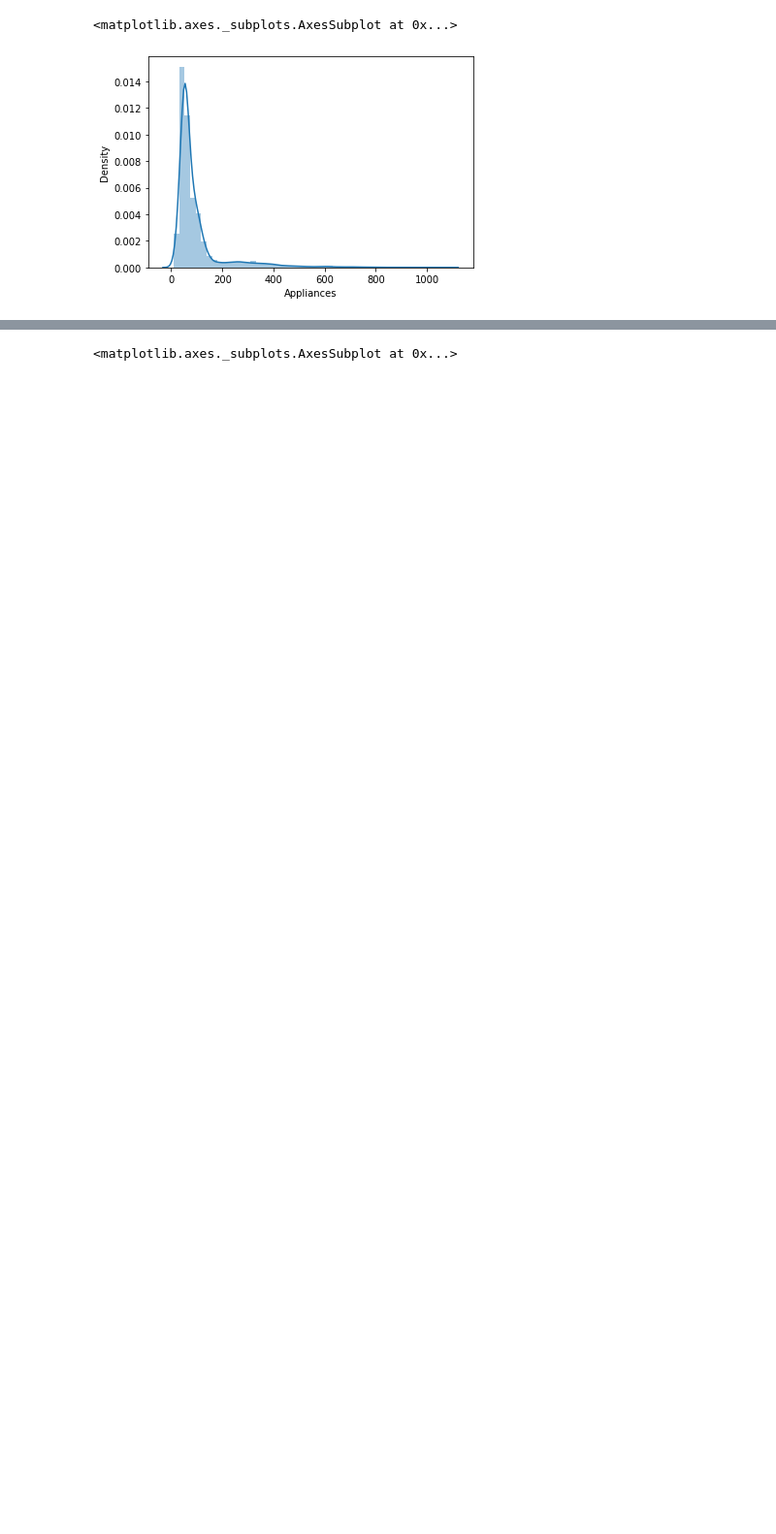
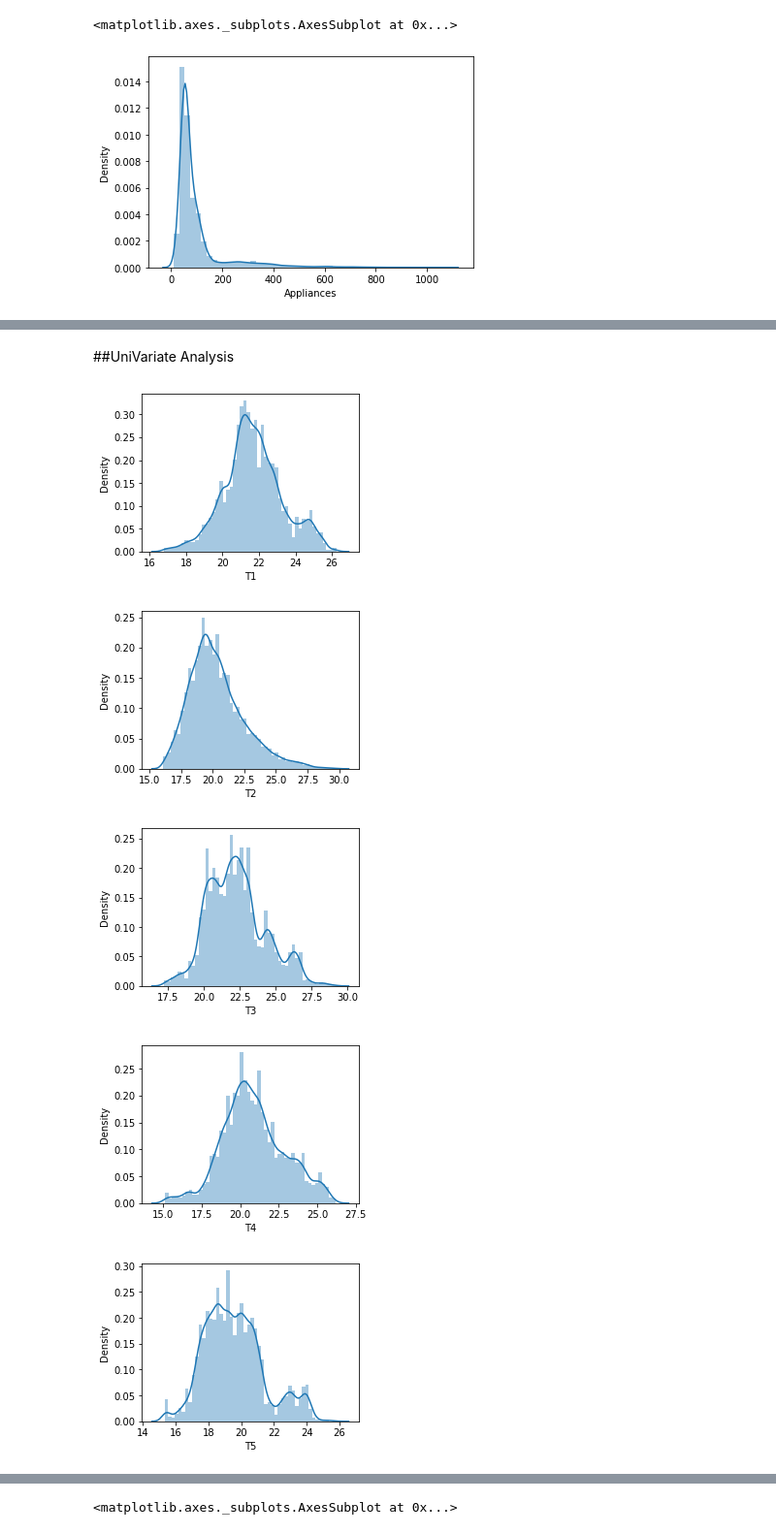
Before and after one commit to Shubhankitsirvaiya/Appliance-Energy-Prediction, a Jupyter notebook: Capstone_Project_Regression.ipynb, the cells around one changed output, grey strips where cells are left out. Shown at 97% size. Cells and saved outputs as stored; diff of their text form; code cells hidden in the pictures; blank space fills up the shorter version.

```diff
--- a/Capstone_Project_Regression.ipynb
+++ b/Capstone_Project_Regression.ipynb
@@ -111,0 +159,2 @@ sns.distplot(df['Appliances'])
+# %% [markdown]
+##UniVariate Analysis
@@ -111,0 +165,10 @@ sns.distplot(df['Appliances'])
+# %%
+for i in temp_col:
+  plt.figure(figsize=(4,3))
+  sns.distplot(df[i])
+# %% [output]
+[figure, added]
+[figure, added]
+[figure, added]
+[figure, added]
+[figure, added]
```
Also changed, not shown: parts of 85 cells of this notebook.
